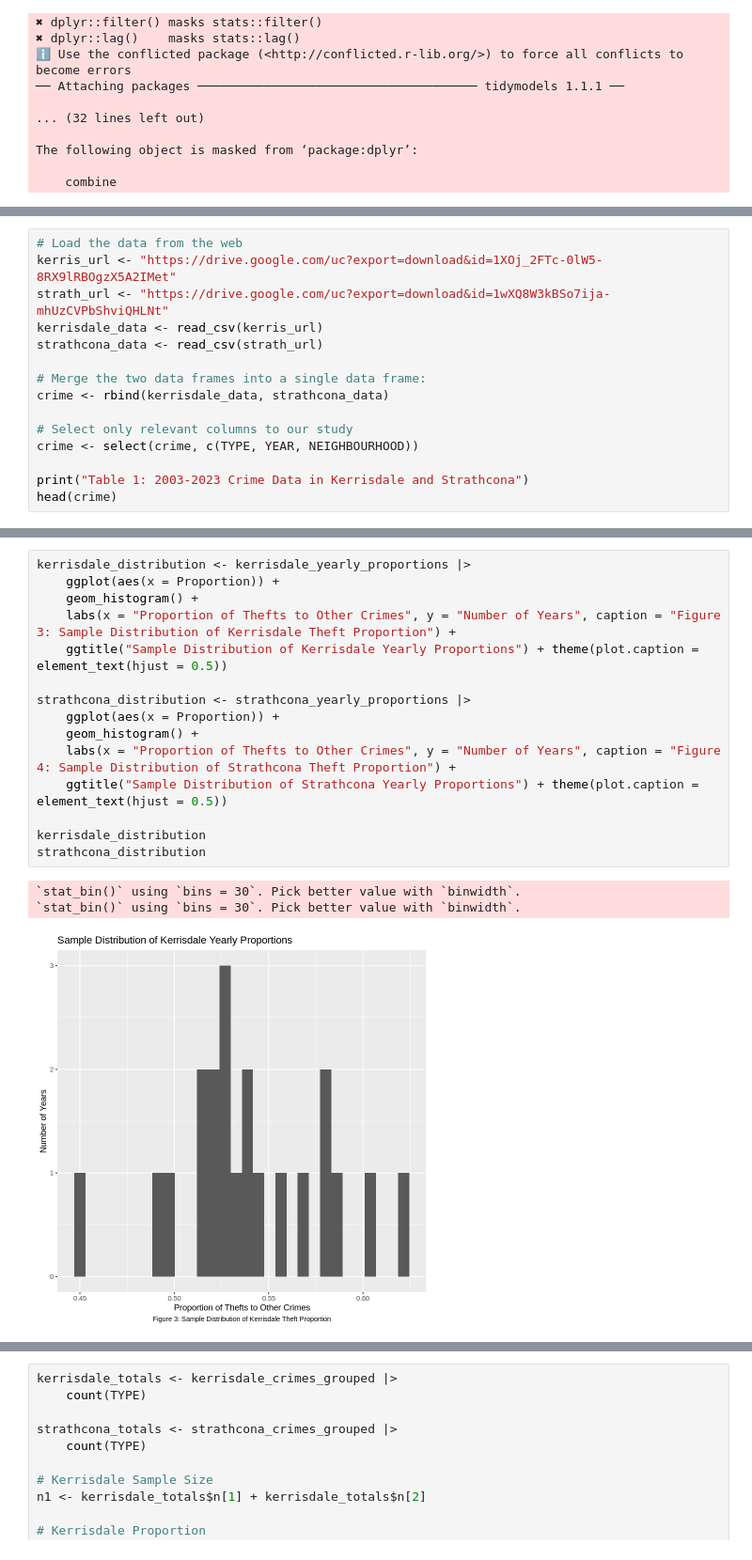
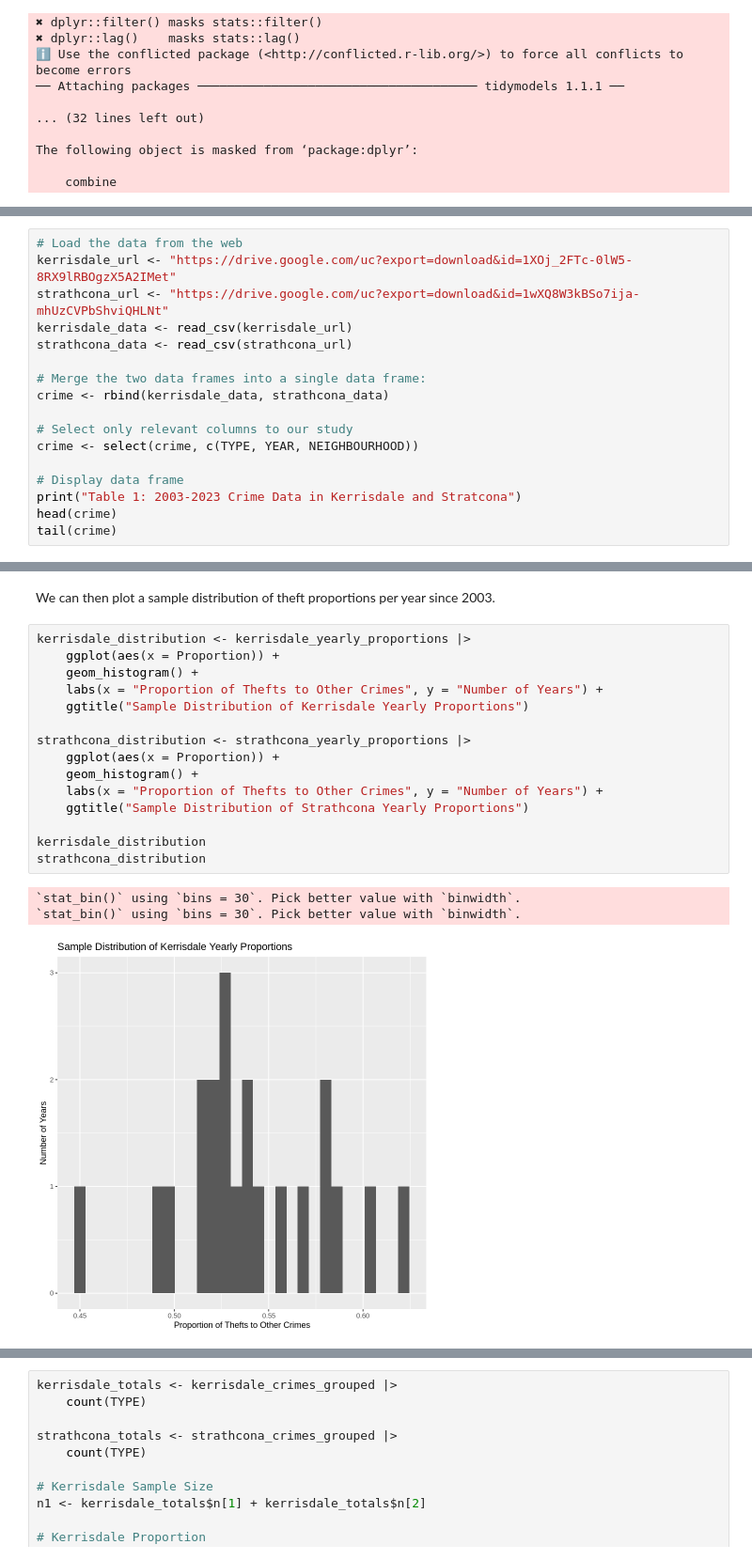
Before and after one commit to emilywang0/stat201-project-group13, a Jupyter notebook: Proposal.ipynb, the cells around one changed output, grey strips where cells are left out. Shown at 94% size. Drawn from its saved outputs; the diff is of its cells as text.

```diff
--- a/Proposal.ipynb
+++ b/Proposal.ipynb
@@ -45,9 +57,9 @@ The first step is to read in our data set from the web using the 'read_csv' func
 # %%
 # Load the data from the web
-kerris_url <- "https://drive.google.com/uc?export=download&id=1XOj_2FTc-0lW5-8RX9lRBOgzX5A2IMet"
-strath_url <- "https://drive.google.com/uc?export=download&id=1wXQ8W3kBSo7ija-mhUzCVPbShviQHLNt"
-kerrisdale_data <- read_csv(kerris_url)
-strathcona_data <- read_csv(strath_url)
+kerrisdale_url <- "https://drive.google.com/uc?export=download&id=1XOj_2FTc-0lW5-8RX9lRBOgzX5A2IMet"
+strathcona_url <- "https://drive.google.com/uc?export=download&id=1wXQ8W3kBSo7ija-mhUzCVPbShviQHLNt"
+kerrisdale_data <- read_csv(kerrisdale_url)
+strathcona_data <- read_csv(strathcona_url)
 
 # Merge the two data frames into a single data frame:
 crime <- rbind(kerrisdale_data, strathcona_data)
@@ -55,8 +67,10 @@ crime <- rbind(kerrisdale_data, strathcona_data)
 # Select only relevant columns to our study
 crime <- select(crime, c(TYPE, YEAR, NEIGHBOURHOOD))
 
-print("Table 1: 2003-2023 Crime Data in Kerrisdale and Strathcona")
+# Display data frame
+print("Table 1: 2003-2023 Crime Data in Kerrisdale and Stratcona")
 head(crime)
+tail(crime)
 # %% [output]
 Rows: 11506 Columns: 10
 ── Column specification ────────────────────────────────────────────────────────
@@ -230,22 +245,24 @@ A grouped_df: 21 × 4
 | 2021 | 1332 | 1052 | 0.4412752 |
 | 2022 | 1410 | 1199 | 0.4595631 |
 | 2023 | 1220 | 1105 | 0.4752688 |
+# %% [markdown]
+We can then plot a sample distribution of theft proportions per year since 2003.
 # %%
 kerrisdale_distribution <- kerrisdale_yearly_proportions |>
     ggplot(aes(x = Proportion)) +
     geom_histogram() +
-    labs(x = "Proportion of Thefts to Other Crimes", y = "Number of Years", caption = "Figure 3: Sample Distribution of Kerrisdale Theft Proportion") +
-    ggtitle("Sample Distribution of Kerrisdale Yearly Proportions") + theme(plot.caption = element_text(hjust = 0.5))
+    labs(x = "Proportion of Thefts to Other Crimes", y = "Number of Years") +
+    ggtitle("Sample Distribution of Kerrisdale Yearly Proportions")
 
 strathcona_distribution <- strathcona_yearly_proportions |>
     ggplot(aes(x = Proportion)) +
     geom_histogram() +
-    labs(x = "Proportion of Thefts to Other Crimes", y = "Number of Years", caption = "Figure 4: Sample Distribution of Strathcona Theft Proportion") +
-    ggtitle("Sample Distribution of Strathcona Yearly Proportions") + theme(plot.caption = element_text(hjust = 0.5))
+    labs(x = "Proportion of Thefts to Other Crimes", y = "Number of Years") +
+    ggtitle("Sample Distribution of Strathcona Yearly Proportions")
 
 kerrisdale_distribution
 strathcona_distribution
 # %% [output]
 `stat_bin()` using `bins = 30`. Pick better value with `binwidth`.
 `stat_bin()` using `bins = 30`. Pick better value with `binwidth`.
-[figure, old version]
+[figure, new version]
```
Also changed, not shown: parts of 19 cells of this notebook.
